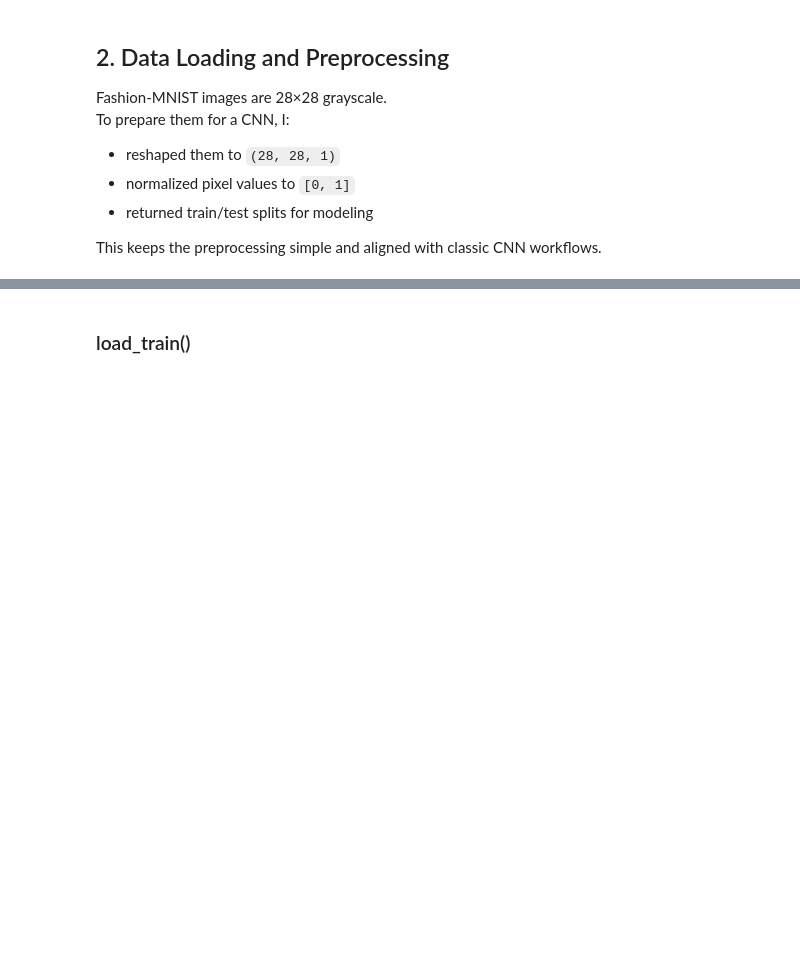
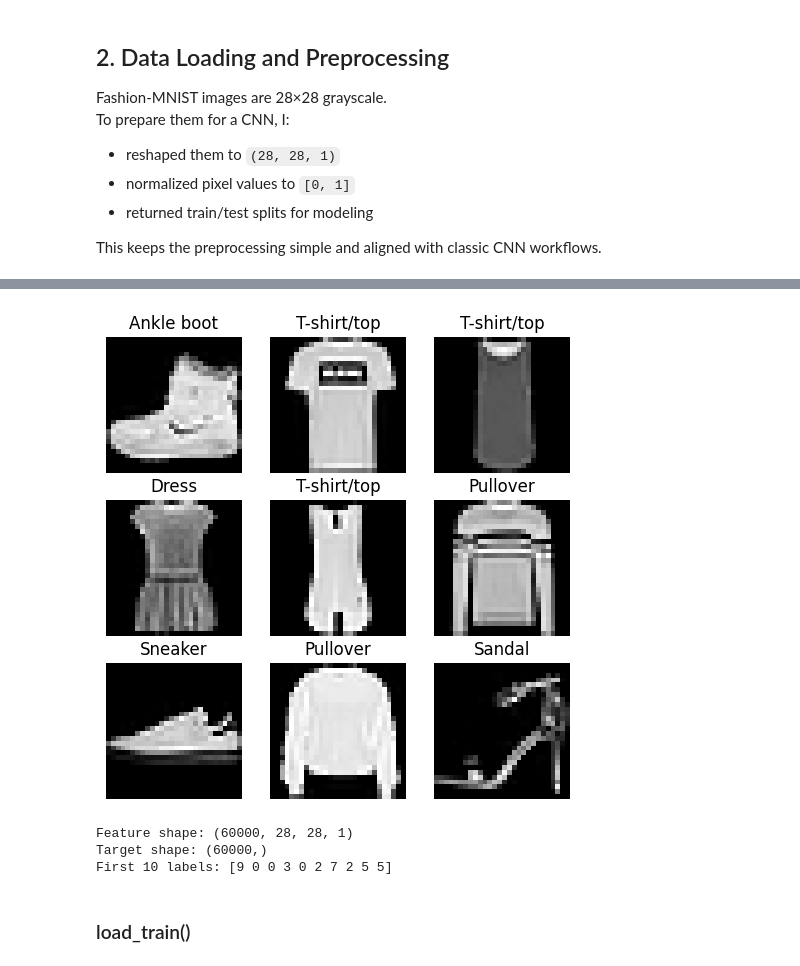
Before and after one commit to BritCoin09/fashion-mnist-lenet-cnn, a Jupyter notebook: fashion_mnist_lenet.ipynb, the cells around one changed output, grey strips where cells are left out. Cells and saved outputs as stored; diff of their text form; code cells hidden in the pictures; blank space fills up the shorter version.

```diff
--- a/fashion_mnist_lenet.ipynb
+++ b/fashion_mnist_lenet.ipynb
@@ -31,3 +42,29 @@ This keeps the preprocessing simple and aligned with classic CNN workflows.
+# %%
+# Class names for reference
+class_names = [
+    "T-shirt/top", "Trouser", "Pullover", "Dress", "Coat",
+    "Sandal", "Shirt", "Sneaker", "Bag", "Ankle boot"
+]
+
+# Show 9 sample images
+plt.figure(figsize=(6,6))
+for i in range(9):
+    plt.subplot(3,3,i+1)
+    plt.imshow(features_train[i].reshape(28,28), cmap='gray')
+    plt.title(class_names[target_train[i]])
+    plt.axis('off')
+plt.show()
+# %% [output]
+[figure, added]
+# %%
+print("Feature shape:", features_train.shape)
+print("Target shape:", target_train.shape)
+
+print("First 10 labels:", target_train[:10])
+# %% [output]
+Feature shape: (60000, 28, 28, 1)
+Target shape: (60000,)
+First 10 labels: [9 0 0 3 0 2 7 2 5 5]
 # %% [markdown]
 ### load_train()
 # %%
```
Also changed, not shown: parts of 7 cells of this notebook.
